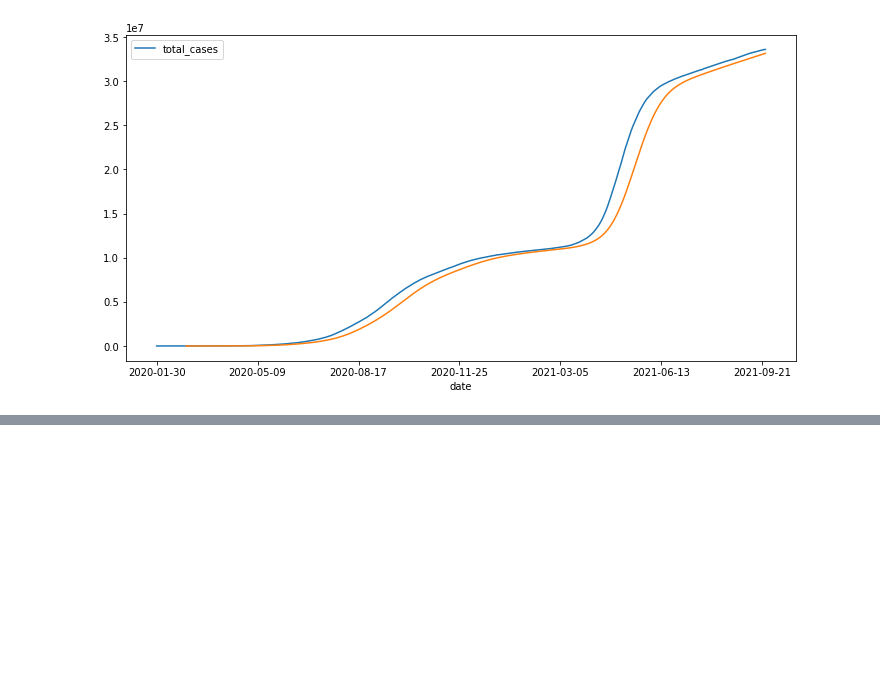
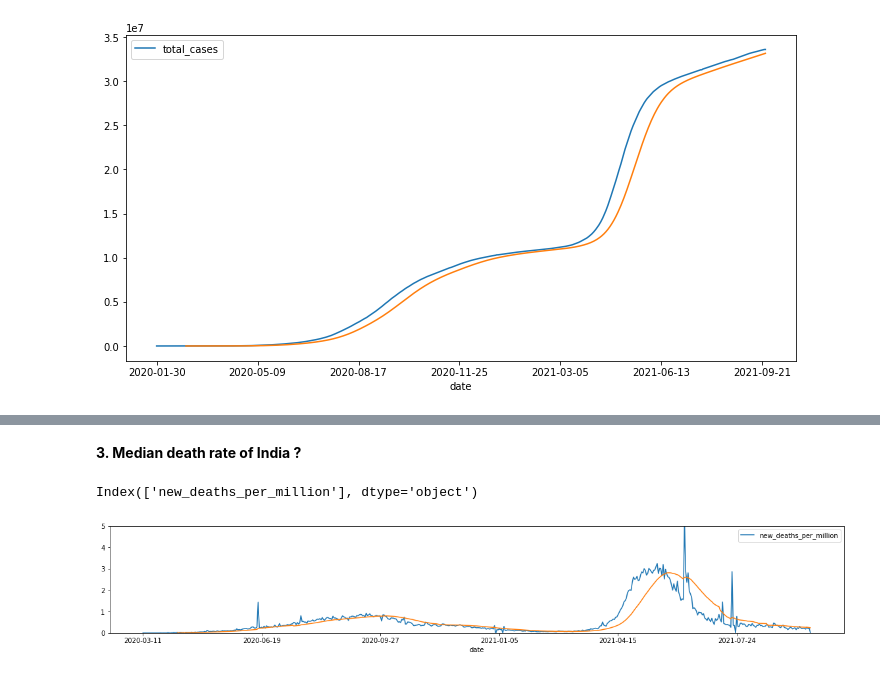
Before and after one commit to Indranil-Sarmah/CA600-Mini-Project-Impact-of-Covid19-Data-Analysis, a Jupyter notebook: CA600_Mini_Project.ipynb, the cells around one changed output, grey strips where cells are left out. Cells and saved outputs as stored; diff of their text form; code cells hidden in the pictures; blank space fills up the shorter version.

```diff
--- a/CA600_Mini_Project.ipynb
+++ b/CA600_Mini_Project.ipynb
@@ -85,0 +177,8 @@ us_tc.plot(figsize=(12,6))
+# %% [markdown]
+**3. Median death rate of India ?**
+# %%
+# India's median death rate
+plot_covid_data('India', 'new_deaths_per_million', True, 5)
+# %% [output]
+Index(['new_deaths_per_million'], dtype='object')
+[figure, added]
```
Also changed, not shown: parts of 20 cells of this notebook.
